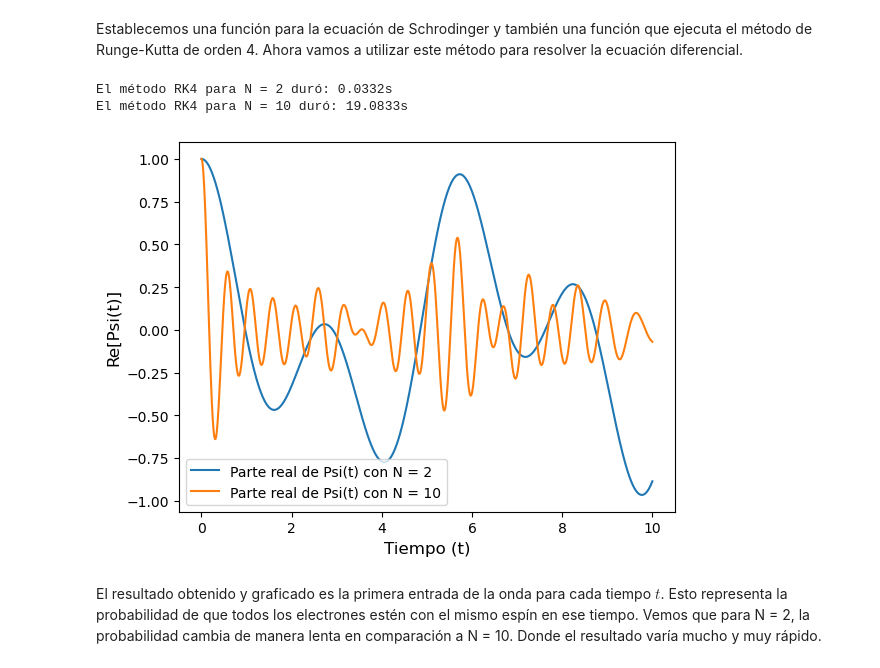
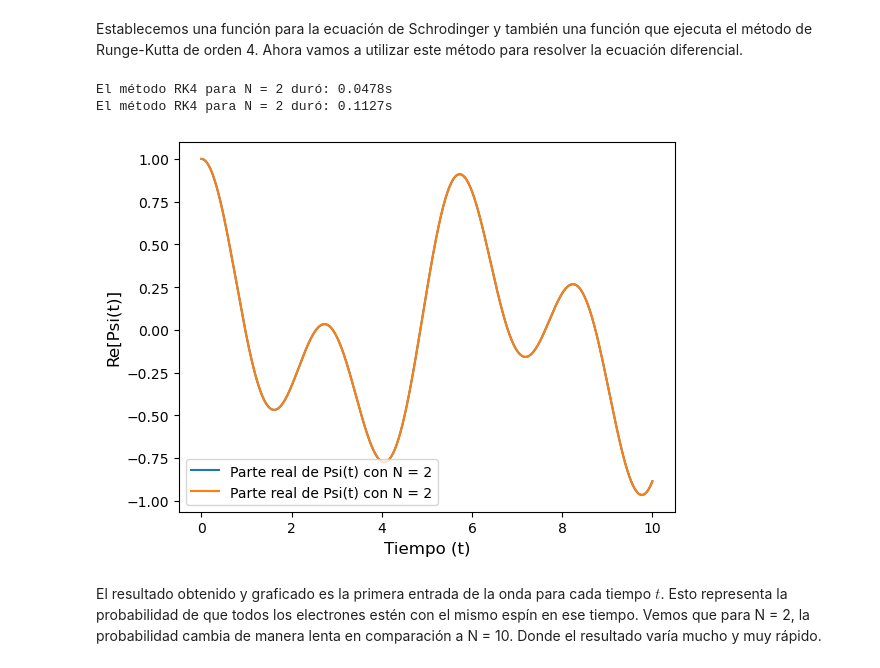
Before and after one commit to Esteban-Porras-UCR/Ising-Model, a Jupyter notebook: Modelo_de_Ising.ipynb, the cells around one changed output. Drawn from its saved outputs; the diff is of its cells as text; code cells hidden in the pictures.

```diff
--- a/Modelo_de_Ising.ipynb
+++ b/Modelo_de_Ising.ipynb
@@ -103,38 +103,38 @@ Ahora vamos a utilizar este método para resolver la ecuación diferencial.
 # %%
 # Configuración de tiempos y condiciones iniciales
 times = np.linspace(0.0, 10.0, 1000) # Tiempo
 h = times[1] - times[0] # Espaciamiento
 resultado = np.zeros(times.size) # Array con el resultado obtenido
 
 t1 = time.time() # Para medir cuanto dura el método
 # N es un array con 2 y 10
 for n in range(N.size):
-    Hamiltoniano = Clase_Hamiltoniano(N[n], Interaccion_de_espines, Campo_magnetico_externo, Matrices)
+    Hamiltoniano = Clase_Hamiltoniano(N[0], Interaccion_de_espines, Campo_magnetico_externo, Matrices)
     # Crea un Hamiltoniano de tamaño (2**N[n],2**N[n])
     Hamiltoniano.creacion_Hamiltoniano()  # Construye el Hamiltoniano
 
-    onda = np.zeros(2**N[n]) # Onda a estudiar
+    onda = np.zeros(2**N[0]) # Onda a estudiar
     onda[0] = 1.0 # Estado inicial de la onda
 
     # Evolución en el tiempo
     for t in range(times.size):
         resultado[t] = onda[0].real
         onda = rk4(Ec_Schrodinger, Hamiltoniano.matriz_hamiltoniano, onda, h)
-    print(f"El método RK4 para N = {N[n]} duró: {time.time() - t1:.4f}s")
+    print(f"El método RK4 para N = {N[0]} duró: {time.time() - t1:.4f}s")
     # Tiempo que duró en realizarse el método
     # Grafica el resultado
-    plt.plot(times, resultado, label=f"Parte real de Psi(t) con N = {N[n]}", color=f"C{n}")
+    plt.plot(times, resultado, label=f"Parte real de Psi(t) con N = {N[0]}", color=f"C{n}")
 
 #Fuera del for para tener los dos resultados ploteados a la vez
 #Se etiquetan los ejes y se muestra la leyenda
 plt.xlabel("Tiempo (t)", fontsize=12)
 plt.ylabel("Re[Psi(t)]", fontsize=12)
 plt.legend()
 plt.show()
 # %% [output]
-El método RK4 para N = 2 duró: 0.0332s
-El método RK4 para N = 10 duró: 19.0833s
+El método RK4 para N = 2 duró: 0.0478s
+El método RK4 para N = 2 duró: 0.1127s
-[figure, old version]
+[figure, new version]
 # %% [markdown]
 El resultado obtenido y graficado es la primera entrada de la onda para cada tiempo $t$. Esto representa la probabilidad de que todos los electrones estén con el mismo espín en ese tiempo. Vemos que para N = 2, la probabilidad cambia de manera lenta en comparación a N = 10. Donde el resultado varía mucho y muy rápido.
 # %% [markdown]
```
Also changed, not shown: parts of 1 cell of this notebook, 3 other files.
